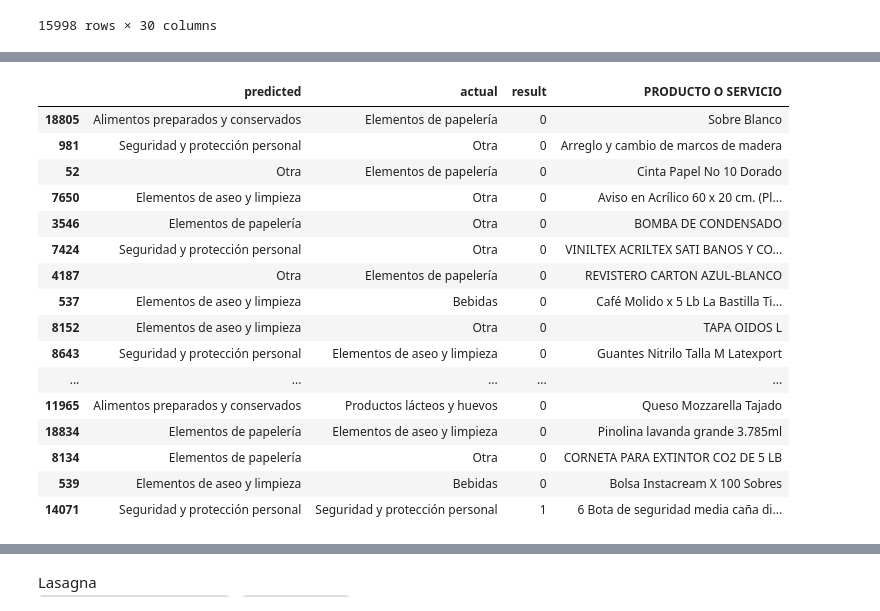
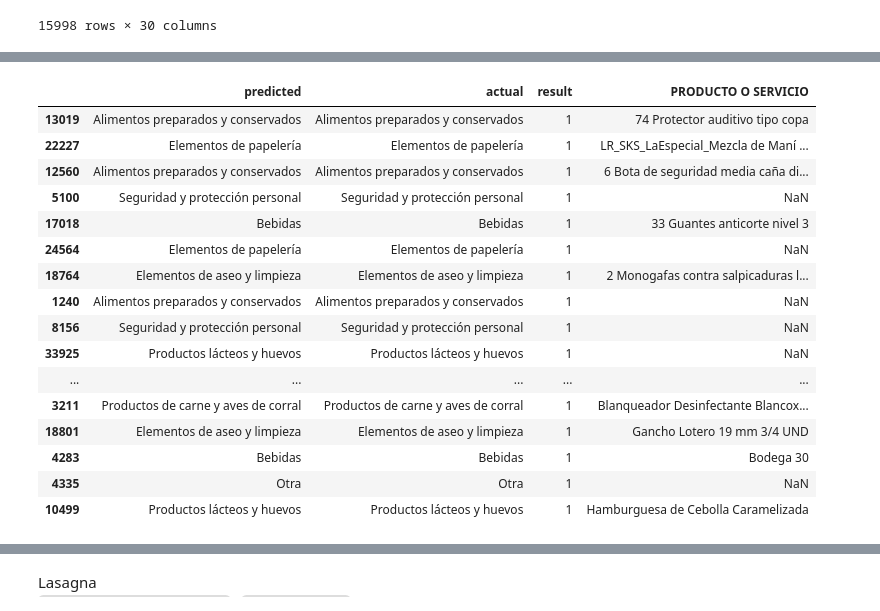
Before and after one commit to keyssi93/final_project, a Jupyter notebook: final_project.ipynb, the cells around one changed output, grey strips where cells are left out. Saved outputs shown, nothing was run; the diff lists cells and outputs as text; code cells hidden in the pictures.

```diff
--- a/final_project.ipynb
+++ b/final_project.ipynb
@@ -260,0 +299,8 @@ Pipeline(steps=[('cleaner', <__main__.predictors object at 0x...>),
+# %%
+from imblearn.over_sampling import SMOTE
+x_train = pd.DataFrame(X_train, columns=X_train.tolist())
+X_resample, y_resampled = SMOTE().fit_resample(X_train, y_train)
+# %%
+X_train, X_test, y_train, y_test = train_test_split(X_resample, y_resampled, test_size = 0.25, random_state = 42)
+# %%
+classifier.fit(X_train, y_train)
@@ -261,7 +309,7 @@ Pipeline(steps=[('cleaner', <__main__.predictors object at 0x...>),
 # %%
 from sklearn import metrics
 # Predicting with a test dataset
-predicted = pipe.predict(X_test)
+predicted = classifier.predict(X_test)
 
 # Model Accuracy
 print("Logistic Regression Accuracy:",metrics.accuracy_score(y_test, predicted))
@@ -330,20 +378,20 @@ NO predicted is 0.65 %
 # %%
-results.join(data_pro2['PRODUCTO O SERVICIO']).sort_values(by='result').head(32)
+results.join(data_pro2['PRODUCTO O SERVICIO']).sort_values(by='result').tail(40)
 # %% [output]
 |  | predicted | actual | result | PRODUCTO O SERVICIO |
-| 18805 | Alimentos preparados y conservados | Elementos de papelería | 0 | Sobre Blanco |
-| 981 | Seguridad y protección personal | Otra | 0 | Arreglo y cambio de marcos de madera |
-| 52 | Otra | Elementos de papelería | 0 | Cinta Papel No 10 Dorado |
-| 7650 | Elementos de aseo y limpieza | Otra | 0 | Aviso en Acrílico 60 x 20 cm. (Pl... |
-| 3546 | Elementos de papelería | Otra | 0 | BOMBA DE CONDENSADO |
-| 7424 | Seguridad y protección personal | Otra | 0 | VINILTEX ACRILTEX SATI BANOS Y CO... |
-| 4187 | Otra | Elementos de papelería | 0 | REVISTERO CARTON AZUL-BLANCO |
-| 537 | Elementos de aseo y limpieza | Bebidas | 0 | Café Molido x 5 Lb La Bastilla Ti... |
-| 8152 | Elementos de aseo y limpieza | Otra | 0 | TAPA OIDOS L |
-| 8643 | Seguridad y protección personal | Elementos de aseo y limpieza | 0 | Guantes Nitrilo Talla M Latexport |
+| 13019 | Alimentos preparados y conservados | Alimentos preparados y conservados | 1 | 74 Protector auditivo tipo copa |
+| 22227 | Elementos de papelería | Elementos de papelería | 1 | LR_SKS_LaEspecial_Mezcla de Maní ... |
+| 12560 | Alimentos preparados y conservados | Alimentos preparados y conservados | 1 | 6 Bota de seguridad media caña di... |
+| 5100 | Seguridad y protección personal | Seguridad y protección personal | 1 | NaN |
+| 17018 | Bebidas | Bebidas | 1 | 33 Guantes anticorte nivel 3 |
+| 24564 | Elementos de papelería | Elementos de papelería | 1 | NaN |
+| 18764 | Elementos de aseo y limpieza | Elementos de aseo y limpieza | 1 | 2 Monogafas contra salpicaduras l... |
+| 1240 | Alimentos preparados y conservados | Alimentos preparados y conservados | 1 | NaN |
+| 8156 | Seguridad y protección personal | Seguridad y protección personal | 1 | NaN |
+| 33925 | Productos lácteos y huevos | Productos lácteos y huevos | 1 | NaN |
 | ... | ... | ... | ... | ... |
-| 11965 | Alimentos preparados y conservados | Productos lácteos y huevos | 0 | Queso Mozzarella Tajado |
-| 18834 | Elementos de papelería | Elementos de aseo y limpieza | 0 | Pinolina lavanda grande 3.785ml |
-| 8134 | Elementos de papelería | Otra | 0 | CORNETA PARA EXTINTOR CO2 DE 5 LB |
-| 539 | Elementos de aseo y limpieza | Bebidas | 0 | Bolsa Instacream X 100 Sobres |
-| 14071 | Seguridad y protección personal | Seguridad y protección personal | 1 | 6 Bota de seguridad media caña di... |
+| 3211 | Productos de carne y aves de corral | Productos de carne y aves de corral | 1 | Blanqueador Desinfectante Blancox... |
+| 18801 | Elementos de aseo y limpieza | Elementos de aseo y limpieza | 1 | Gancho Lotero 19 mm 3/4 UND |
+| 4283 | Bebidas | Bebidas | 1 | Bodega 30 |
+| 4335 | Otra | Otra | 1 | NaN |
+| 10499 | Productos lácteos y huevos | Productos lácteos y huevos | 1 | Hamburguesa de Cebolla Caramelizada |
```
Also changed, not shown: parts of 26 cells of this notebook, 9 other files.
